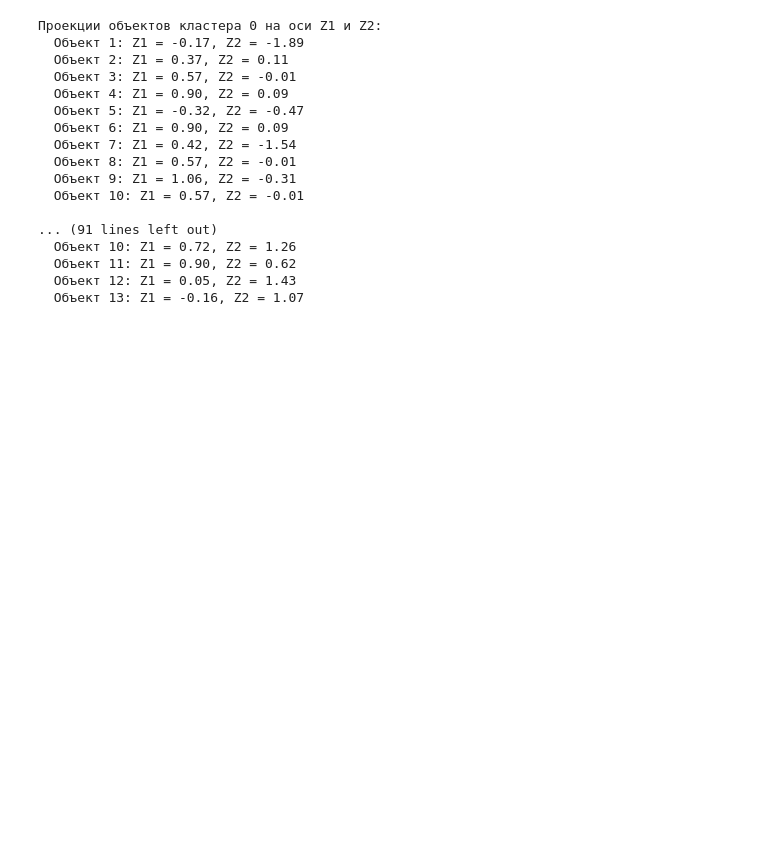
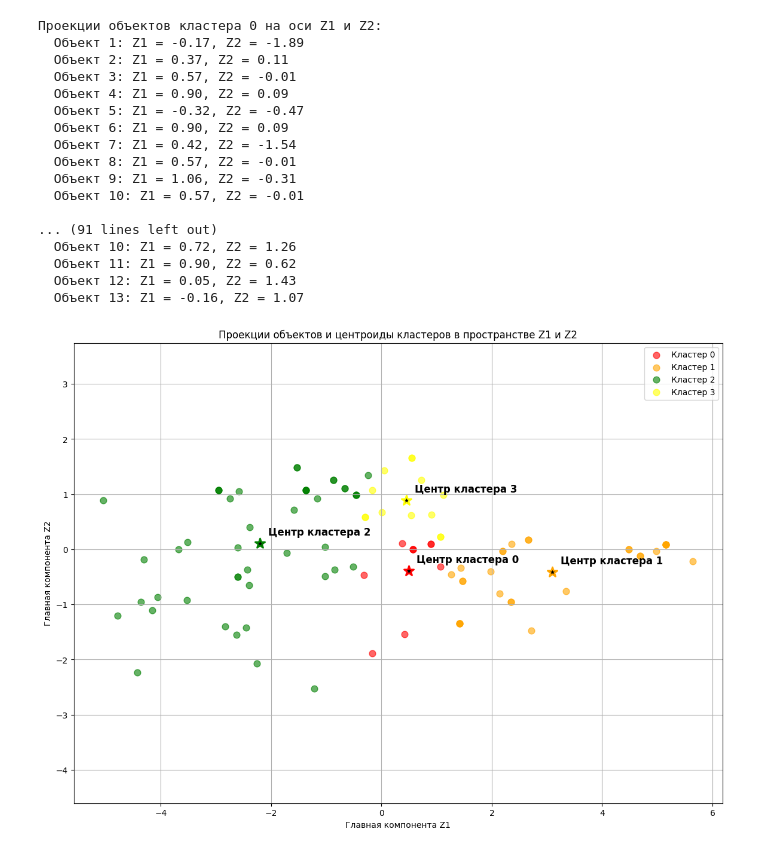
Before and after one commit to Anton-Bondarchuk/iad, a Jupyter notebook: lab7/tasks.ipynb, the cells around one changed output. Saved outputs shown, nothing was run; the diff lists cells and outputs as text; code cells hidden in the pictures; blank space fills up the shorter version.

```diff
--- a/lab7/tasks.ipynb
+++ b/lab7/tasks.ipynb
@@ -176,14 +217,18 @@ plt.show()
 [figure]
 # %%
 # Отображение проекций объектов на оси Z1 и Z2 для каждого кластера
-for i in range(map_size[0] * map_size[1]):
-    if len(cluster_data[i]) > 0:
-        # Выбираем точки PCA для i-го кластера
-        cluster_pca = pca_data[classes == i]
+with open('d.txt', 'w+') as file:
+    for i in range(map_size[0] * map_size[1]):
+        if len(cluster_data[i]) > 0:
+            # Выбираем точки PCA для i-го кластера
+            cluster_pca = pca_data[classes == i]
 
-        print(f"\nПроекции объектов кластера {i} на оси Z1 и Z2:")
-        for j, point in enumerate(cluster_pca):
-            print(f"  Объект {j+1}: Z1 = {point[0]:.2f}, Z2 = {point[1]:.2f}")
+            print(f"\nПроекции объектов кластера {i} на оси Z1 и Z2:")
+            file.write(f"\nПроекции объектов кластера {i} на оси Z1 и Z2:\n")
+
+            for j, point in enumerate(cluster_pca):
+                print(f"  Объект {j+1}: Z1 = {point[0]:.2f}, Z2 = {point[1]:.2f}")
+                file.write(f"  Объект {j+1}: Z1 = {point[0]:.2f}, Z2 = {point[1]:.2f}\n")
 # %% [output]
 Проекции объектов кластера 0 на оси Z1 и Z2:
   Объект 1: Z1 = -0.17, Z2 = -1.89
@@ -202,3 +247,35 @@ for i in range(map_size[0] * map_size[1]):
   Объект 11: Z1 = 0.90, Z2 = 0.62
   Объект 12: Z1 = 0.05, Z2 = 1.43
   Объект 13: Z1 = -0.16, Z2 = 1.07
+# %%
+plt.figure(figsize=(14, 10))
+colors = ['red', 'orange', 'green', 'yellow']
+
+for i in range(map_size[0] * map_size[1]):
+    cluster_pca = pca_data[classes == i]
+    if len(cluster_pca) > 0:
+        # Отображаем точки кластера
+        plt.scatter(cluster_pca[:, 0], cluster_pca[:, 1],
+                   c=colors[i], label=f'Кластер {i}', alpha=0.6, s=60)
+
+        # Вычисляем и отображаем центроид кластера
+        centroid = np.mean(cluster_pca, axis=0)
+        plt.scatter(centroid[0], centroid[1],
+                  c='black', s=150, marker='*',
+                  edgecolor=colors[i], linewidth=2)
+
+        # Добавляем метку кластера к центроиду
+        plt.annotate(f"Центр кластера {i}",
+                    (centroid[0], centroid[1]),
+                    xytext=(10, 10), textcoords='offset points',
+                    fontsize=12, fontweight='bold')
+
+plt.title('Проекции объектов и центроиды кластеров в пространстве Z1 и Z2')
+plt.xlabel('Главная компонента Z1')
+plt.ylabel('Главная компонента Z2')
+plt.legend()
+plt.grid(True)
+plt.axis('equal')
+plt.show()
+# %% [output]
+[figure, added]
```
Also changed, not shown: parts of 5 cells of this notebook, 6 other files.
